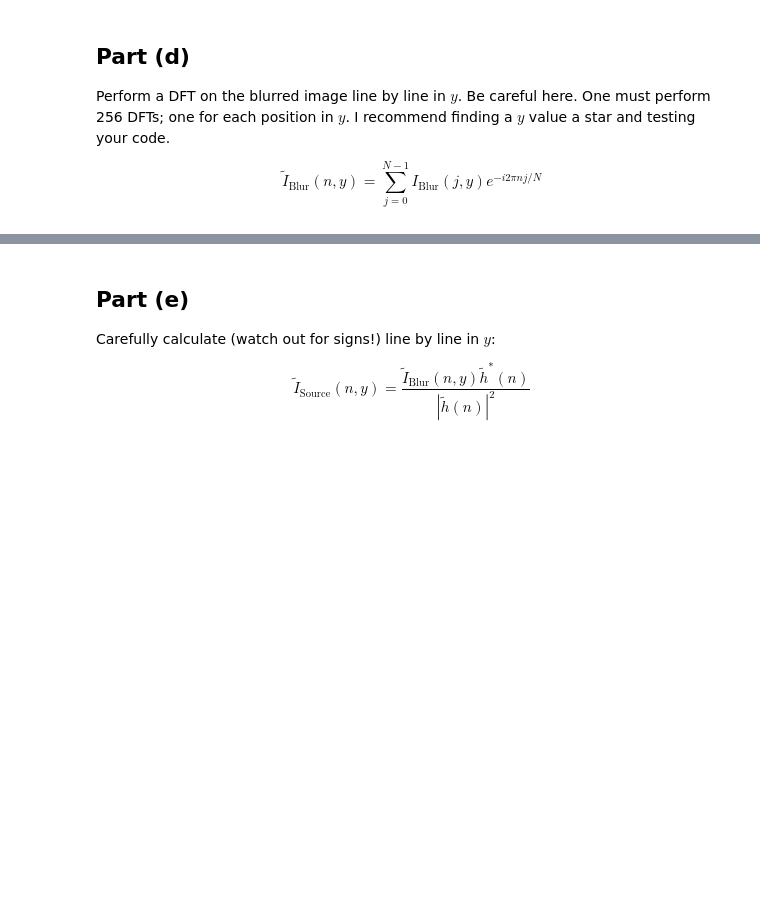
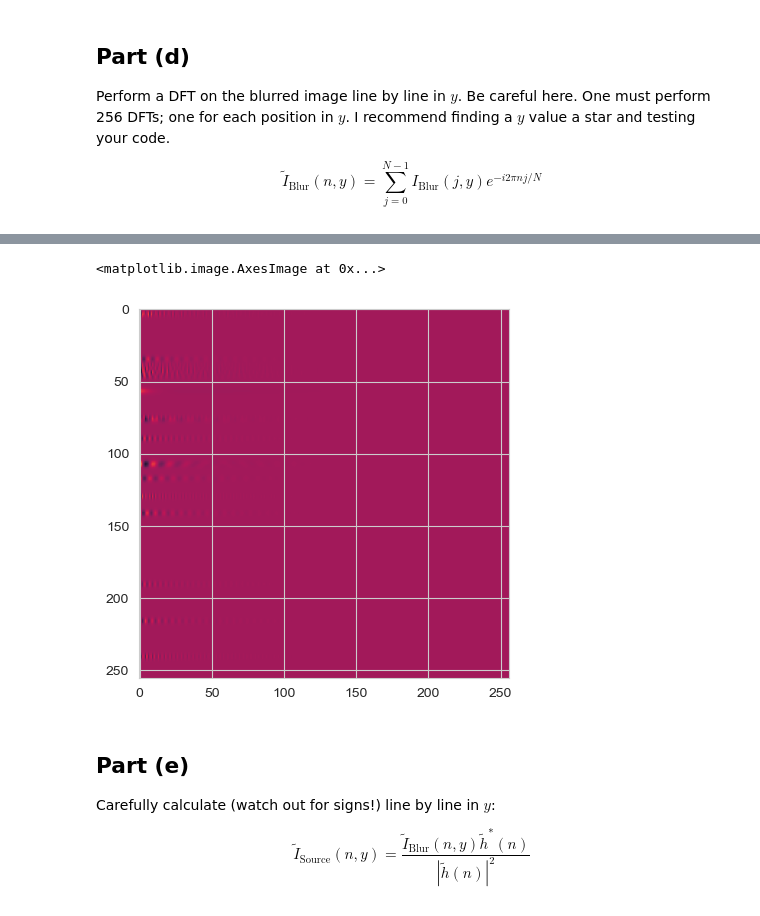
Before and after one commit to Rokkaan5/Code-Reference-Notebook, a Jupyter notebook: CU-Boulder/AstroPhys/HW/hw5/hw5.ipynb, the cells around one changed output, grey strips where cells are left out. Cells and saved outputs as stored; diff of their text form; code cells hidden in the pictures; blank space fills up the shorter version.

```diff
--- a/CU-Boulder/AstroPhys/HW/hw5/hw5.ipynb
+++ b/CU-Boulder/AstroPhys/HW/hw5/hw5.ipynb
@@ -306,3 +403,8 @@ $$\tilde{I}_{\text{Blur}}(n,y)=\displaystyle \sum_{j=0}^{N-1}I_{\text{Blur}}(j,y
+# %%
+plt.imshow(bi_fft)
+# %% [output]
+<matplotlib.image.AxesImage at 0x...>
+[figure, added]
 # %% [markdown]
 ## Part (e)
 Carefully calculate (watch out for signs!) line by line in $y$:
```
Also changed, not shown: parts of 12 cells of this notebook, 5 other files.
